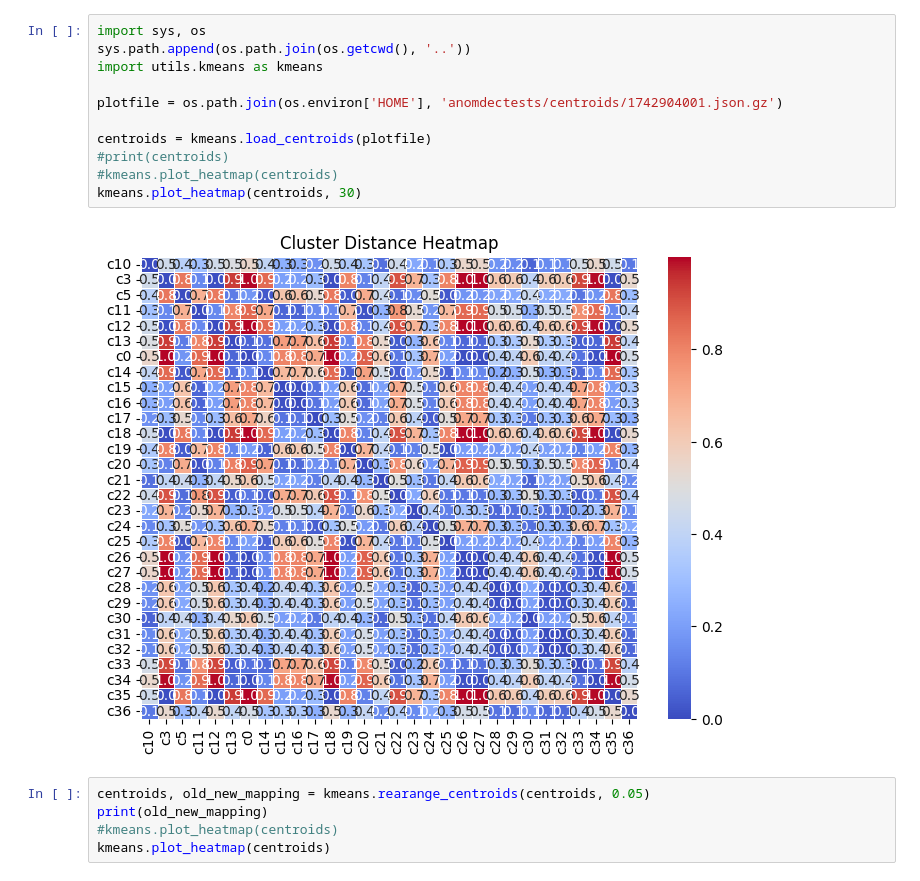
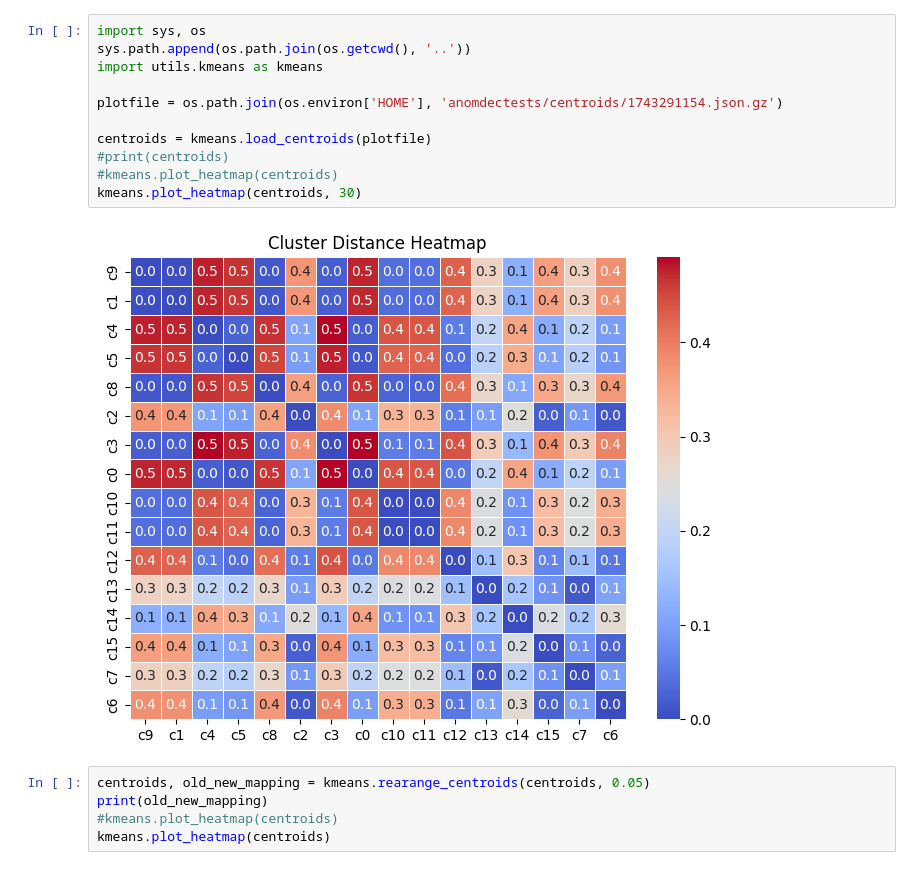
Before and after one commit to toku463ne/pyAnomalyDetector, a Jupyter notebook: jupyter_notebook/plot_centroids.ipynb, the cells around one changed output. Saved outputs shown, nothing was run; the diff lists cells and outputs as text.

```diff
--- a/jupyter_notebook/plot_centroids.ipynb
+++ b/jupyter_notebook/plot_centroids.ipynb
@@ -1,16 +1,16 @@
 # %%
 import sys, os
 sys.path.append(os.path.join(os.getcwd(), '..'))
 import utils.kmeans as kmeans
 
-plotfile = os.path.join(os.environ['HOME'], 'anomdectests/centroids/1742904001.json.gz')
+plotfile = os.path.join(os.environ['HOME'], 'anomdectests/centroids/1743291154.json.gz')
 
 centroids = kmeans.load_centroids(plotfile)
 #print(centroids)
 #kmeans.plot_heatmap(centroids)
 kmeans.plot_heatmap(centroids, 30)
 # %% [output]
-[figure, old version]
+[figure, new version]
 # %%
 centroids, old_new_mapping = kmeans.rearange_centroids(centroids, 0.05)
 print(old_new_mapping)
```
Also changed, not shown: 8 other files.
